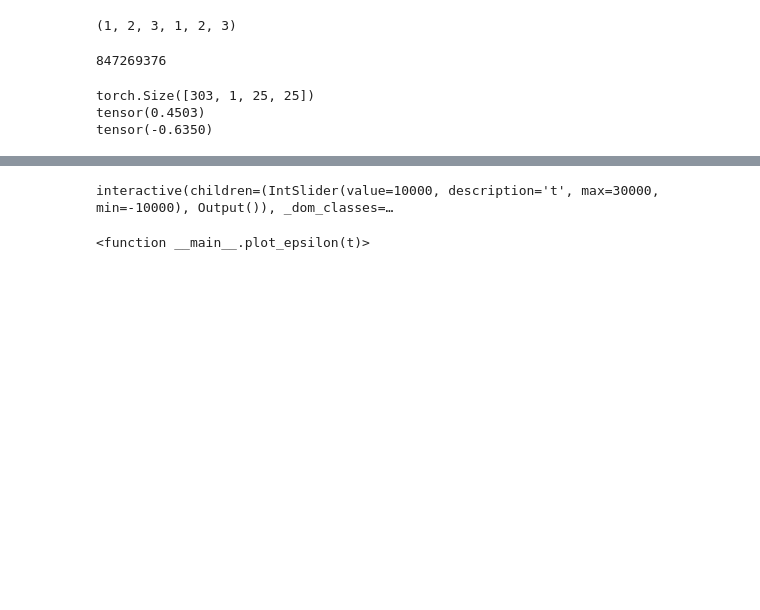
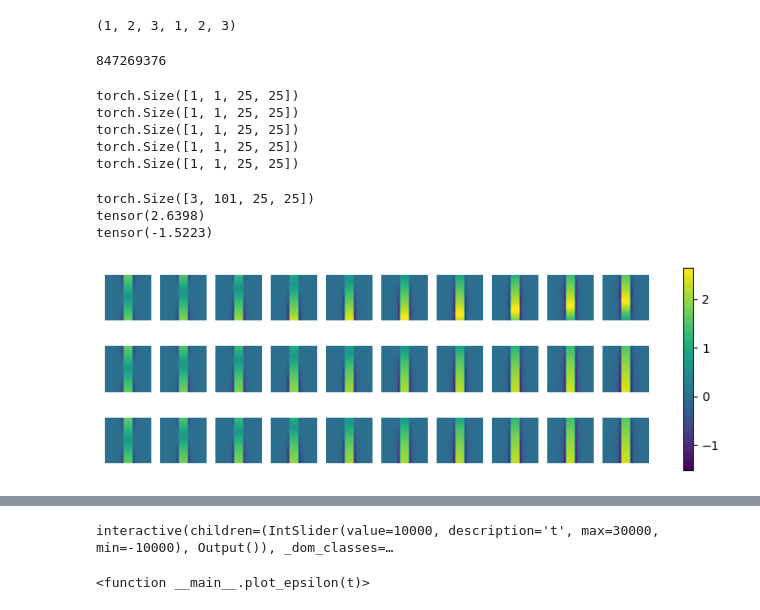
Before and after one commit to Junang-Wang/Top-invar-DL, a Jupyter notebook: Graphene_SS_Note.ipynb, the cells around one changed output, grey strips where cells are left out. Drawn from its saved outputs; the diff is of its cells as text; code cells hidden in the pictures; blank space fills up the shorter version.

```diff
--- a/Graphene_SS_Note.ipynb
+++ b/Graphene_SS_Note.ipynb
@@ -48,13 +48,13 @@ t_unique = t.shape[0]
 Delta = 1
 B_steps = 25
 mu_steps = 25
-mu_random = 101
+mu_random = 10
 B = torch.linspace(-5,5,B_steps)
-mu_0 = torch.linspace(0.00001,10,mu_random)
+mu_0 = torch.linspace(0,10,mu_random)
 mu_offset = torch.linspace(-5,5,mu_steps)
 mu_truck = 1
 mu_div = mu_random//mu_truck
-nx, ny = 1000, 1000
+nx, ny = 1500, 1500
 Graphene_D = torch.zeros(t_unique,mu_random,mu_steps,B_steps)
 for i in range(t_unique):
     for j in range(mu_div):
@@ -75,11 +75,48 @@ for i in range(t_unique):
 Graphene_labels = torch.cat((2*torch.ones(mu_random*t_unique,1),mu_0.reshape(-1,1).repeat(t_unique,1)),dim=1)
 
 Graphene_D = Graphene_D.reshape(t_unique*mu_random,1,B_steps,mu_steps)
+# %% [output]
+torch.Size([1, 1, 25, 25])
+torch.Size([1, 1, 25, 25])
+torch.Size([1, 1, 25, 25])
+torch.Size([1, 1, 25, 25])
+torch.Size([1, 1, 25, 25])
 # %%
 print(Graphene_D.shape)
 print(Graphene_D.max())
 print(Graphene_D.min())
 # %% [output]
-torch.Size([303, 1, 25, 25])
-tensor(0.4503)
-tensor(-0.6350)
+torch.Size([3, 101, 25, 25])
+tensor(2.6398)
+tensor(-1.5223)
+# %%
+import matplotlib.pyplot as plt
+#t_unique = 21
+t_unique = 3
+mu_random = 101
+Graphene_D = Graphene_D.reshape(t_unique,mu_random,25,25)
+t_show = t_unique
+mu_show = 10
+fig, ax = plt.subplots(t_show,mu_show)
+fig.set_figwidth(mu_show)
+fig.set_figheight(t_show)
+
+# vmax = 5
+# vmin = -5
+vmax = torch.max(Graphene_D).item()
+vmin = torch.min(Graphene_D).item()
+for i in range(t_show):
+  for j in range(mu_show):
+    im = ax[i,j].imshow(Graphene_D[i,10*j],vmax=vmax,vmin=vmin)
+    #im = ax[j].imshow(Graphene_D[t_show*i,j],vmax=vmax,vmin=vmin)
+
+    ax[i,j].axis('off')
+    # if i == 0: #first row
+    #   fig.text(i,j,f'{Graphene_labels[5*i*10*j,1].item():.1f}')
+    # if j == 0: #first col:
+    #   fig.text(i,j,f'{Graphene_labels[5*i*10*j,0].item():.1f}')
+
+plt.colorbar(im,ax=ax)
+plt.show()
+# %% [output]
+[figure, added]
```
Also changed, not shown: parts of 8 cells of this notebook, 3 other files.
